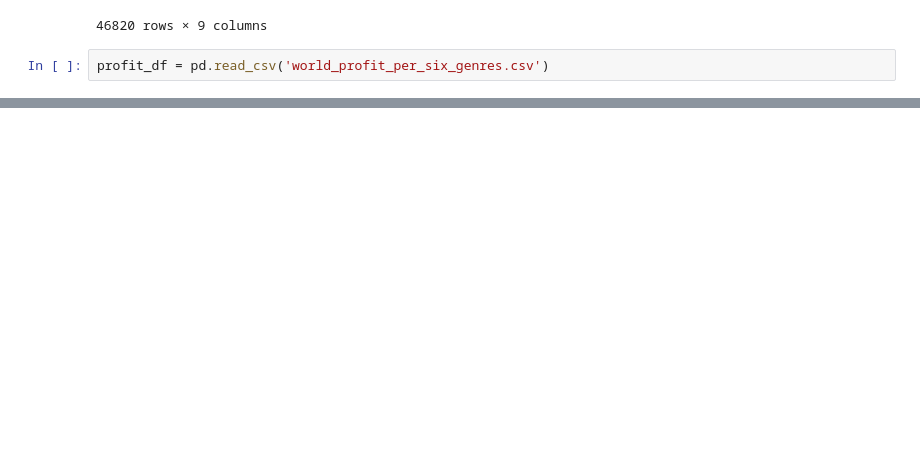
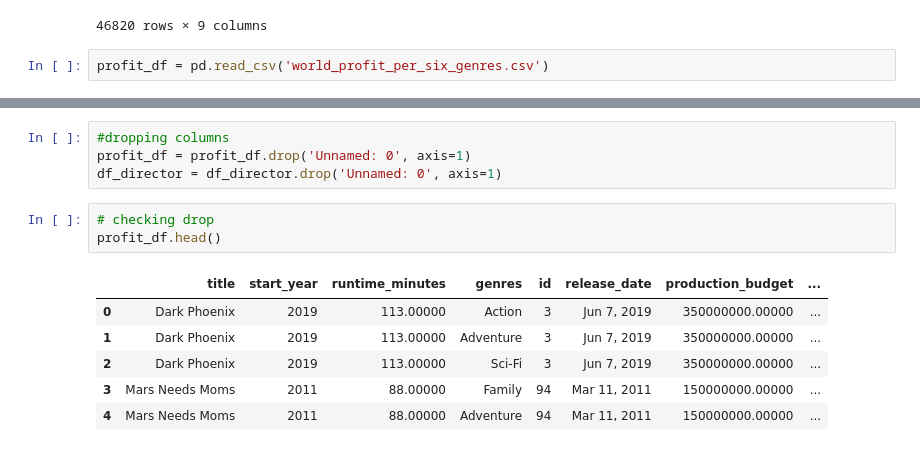
Before and after one commit to wasih790/Microsoft_Movie_Studio, a Jupyter notebook: 2_Statistical_Plotting/Question 3 - Director and Movie .ipynb, the cells around one changed output, grey strips where cells are left out. Drawn from its saved outputs; the diff is of its cells as text; blank space fills up the shorter version.

```diff
--- a/2_Statistical_Plotting/Question 3 - Director and Movie .ipynb
+++ b/2_Statistical_Plotting/Question 3 - Director and Movie .ipynb
@@ -42 +45,15 @@ profit_df
 1838 rows × 11 columns
+# %%
+#dropping columns
+profit_df = profit_df.drop('Unnamed: 0', axis=1)
+df_director = df_director.drop('Unnamed: 0', axis=1)
+# %%
+# checking drop
+profit_df.head()
+# %% [output]
+|  | title | start_year | runtime_minutes | genres | id | release_date | production_budget | ... |
+| 0 | Dark Phoenix | 2019 | 113.00000 | Action | 3 | Jun 7, 2019 | 350000000.00000 | ... |
+| 1 | Dark Phoenix | 2019 | 113.00000 | Adventure | 3 | Jun 7, 2019 | 350000000.00000 | ... |
+| 2 | Dark Phoenix | 2019 | 113.00000 | Sci-Fi | 3 | Jun 7, 2019 | 350000000.00000 | ... |
+| 3 | Mars Needs Moms | 2011 | 88.00000 | Family | 94 | Mar 11, 2011 | 150000000.00000 | ... |
+| 4 | Mars Needs Moms | 2011 | 88.00000 | Adventure | 94 | Mar 11, 2011 | 150000000.00000 | ... |
```
Also changed, not shown: parts of 11 cells of this notebook.
